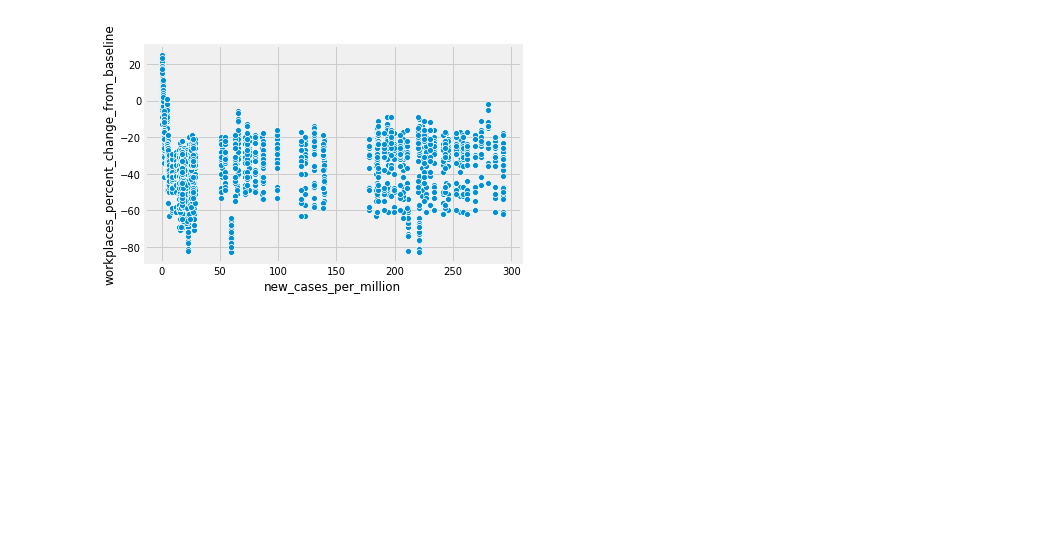
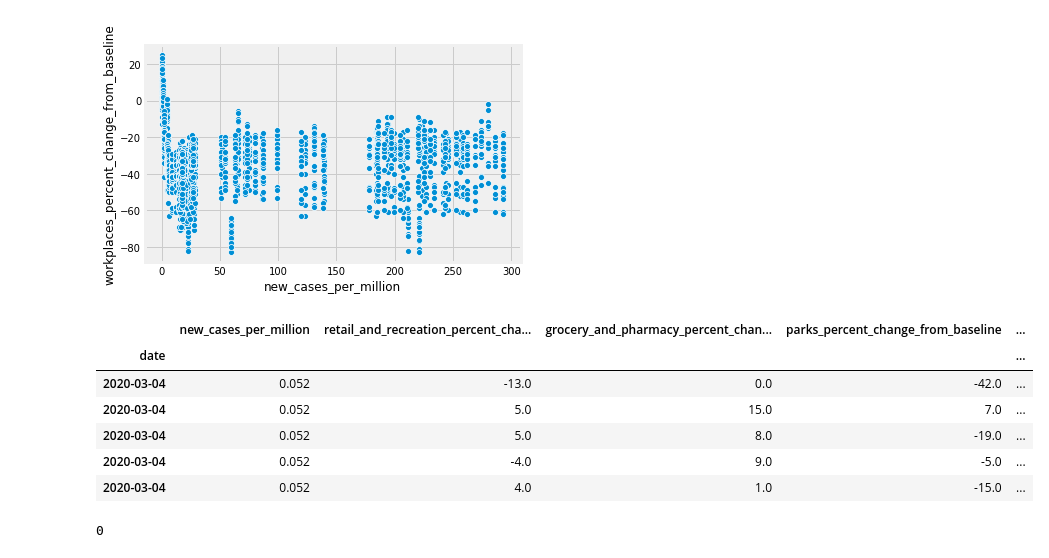
Before and after one commit to sherna90/mineria_datos, a Jupyter notebook: 2.-feature_engineering.ipynb, the cells around one changed output. Drawn from its saved outputs; the diff is of its cells as text; code cells hidden in the pictures; blank space fills up the shorter version.

```diff
--- a/2.-feature_engineering.ipynb
+++ b/2.-feature_engineering.ipynb
@@ -262,3 +266,19 @@ sns.scatterplot(x="new_cases_per_million", y="workplaces_percent_change_from_bas
 # %% [output]
 <matplotlib.axes._subplots.AxesSubplot at 0x...>
 [figure]
+# %%
+df_chile.drop(['country_region_code','country_region'],axis=1,inplace=True)
+# %%
+df_chile.head()
+# %% [output]
+|  | new_cases_per_million | retail_and_recreation_percent_cha... | grocery_and_pharmacy_percent_chan... | parks_percent_change_from_baseline | ... |
+| date |  |  |  |  | ... |
+| 2020-03-04 | 0.052 | -13.0 | 0.0 | -42.0 | ... |
+| 2020-03-04 | 0.052 | 5.0 | 15.0 | 7.0 | ... |
+| 2020-03-04 | 0.052 | 5.0 | 8.0 | -19.0 | ... |
+| 2020-03-04 | 0.052 | -4.0 | 9.0 | -5.0 | ... |
+| 2020-03-04 | 0.052 | 4.0 | 1.0 | -15.0 | ... |
+# %%
+df_chile['new_cases_per_million'].isna().sum()
+# %% [output]
+0
```
Also changed, not shown: parts of 5 cells of this notebook, 2 other files.
